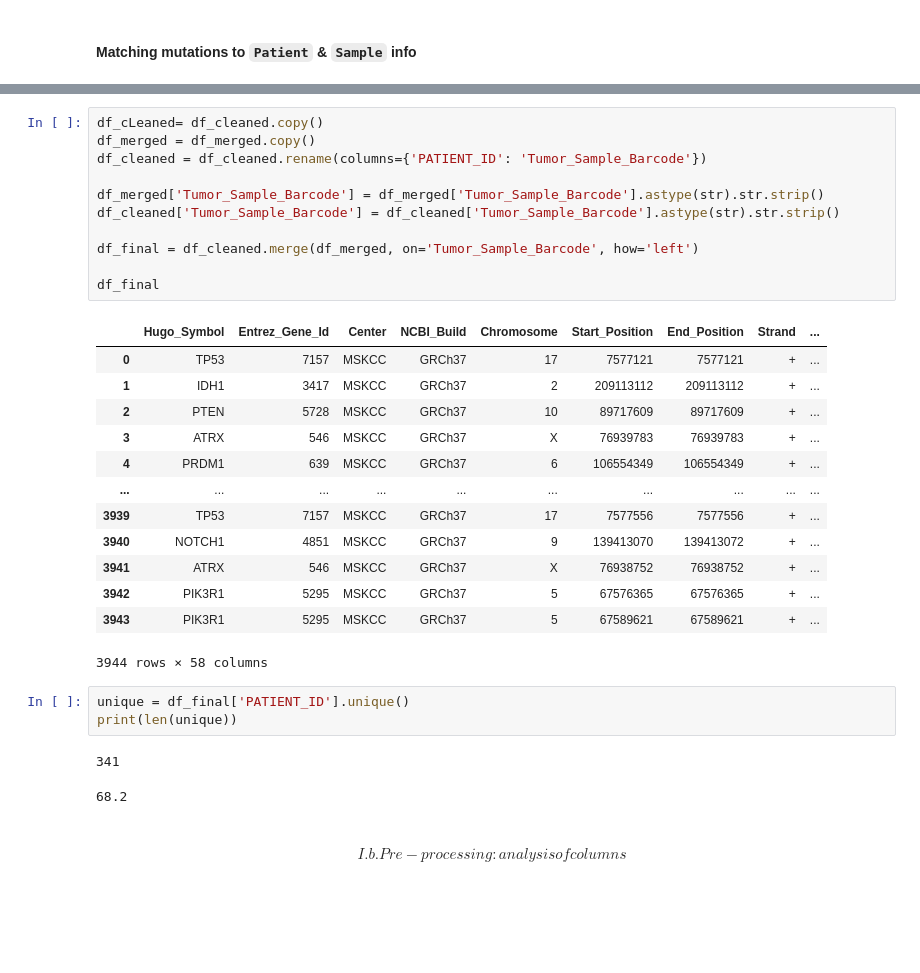
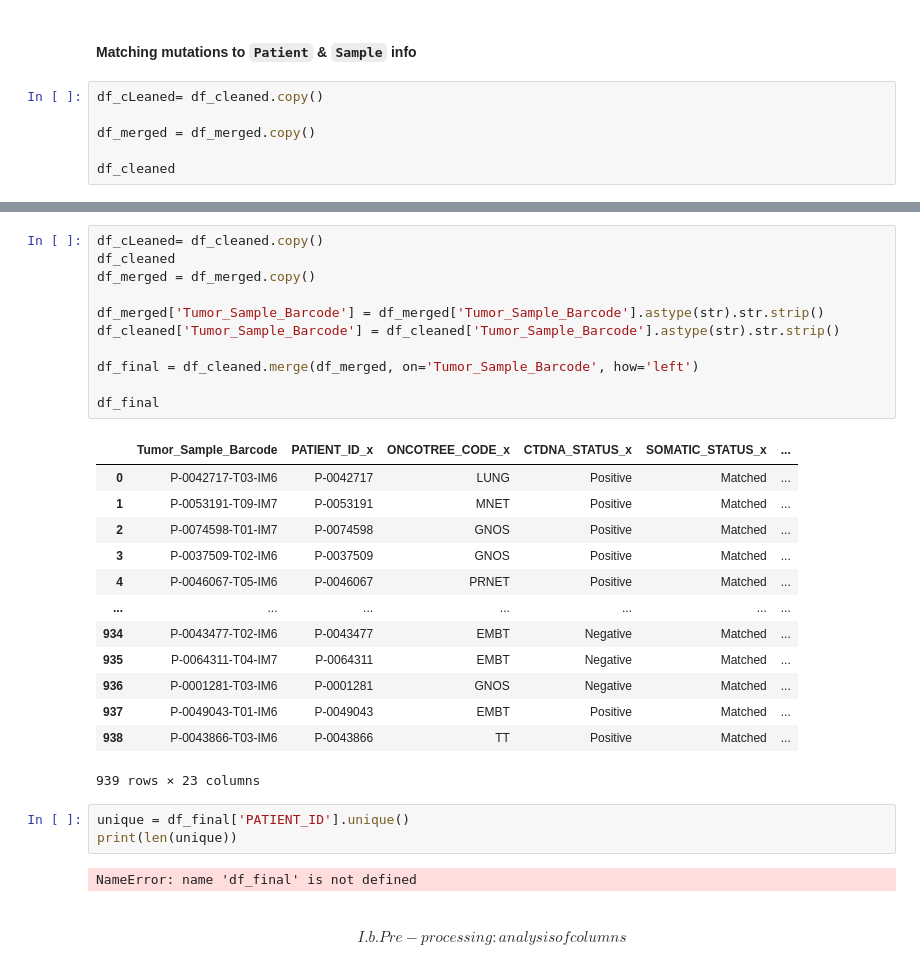
Before and after one commit to Ouiam-lhj/internship_CerebrospinalFluidCirculatingTumor, a Jupyter notebook: CerebrospinalFluidCirculatingTumor_AND_metastatic_lung.ipynb, the cells around one changed output, grey strips where cells are left out. Cells and saved outputs as stored; diff of their text form; blank space fills up the shorter version.

```diff
--- a/CerebrospinalFluidCirculatingTumor_AND_metastatic_lung.ipynb
+++ b/CerebrospinalFluidCirculatingTumor_AND_metastatic_lung.ipynb
@@ -366,3 +329,9 @@ Lignes supprimées : 68
 df_cleaned = df_merged.dropna()
 # %% [markdown]
 #### **Matching mutations to `Patient` & `Sample` info**
+# %%
+df_cLeaned= df_cleaned.copy()
+
+df_merged = df_merged.copy()
+
+df_cleaned
@@ -369,34 +352,33 @@ df_cleaned = df_merged.dropna()
 # %%
 df_cLeaned= df_cleaned.copy()
+df_cleaned
 df_merged = df_merged.copy()
-df_cleaned = df_cleaned.rename(columns={'PATIENT_ID': 'Tumor_Sample_Barcode'})
 
 df_merged['Tumor_Sample_Barcode'] = df_merged['Tumor_Sample_Barcode'].astype(str).str.strip()
 df_cleaned['Tumor_Sample_Barcode'] = df_cleaned['Tumor_Sample_Barcode'].astype(str).str.strip()
 
 df_final = df_cleaned.merge(df_merged, on='Tumor_Sample_Barcode', how='left')
 
 df_final
 # %% [output]
-|  | Hugo_Symbol | Entrez_Gene_Id | Center | NCBI_Build | Chromosome | Start_Position | End_Position | Strand | ... |
-| 0 | TP53 | 7157 | MSKCC | GRCh37 | 17 | 7577121 | 7577121 | + | ... |
-| 1 | IDH1 | 3417 | MSKCC | GRCh37 | 2 | 209113112 | 209113112 | + | ... |
-| 2 | PTEN | 5728 | MSKCC | GRCh37 | 10 | 89717609 | 89717609 | + | ... |
-| 3 | ATRX | 546 | MSKCC | GRCh37 | X | 76939783 | 76939783 | + | ... |
-| 4 | PRDM1 | 639 | MSKCC | GRCh37 | 6 | 106554349 | 106554349 | + | ... |
-| ... | ... | ... | ... | ... | ... | ... | ... | ... | ... |
-| 3939 | TP53 | 7157 | MSKCC | GRCh37 | 17 | 7577556 | 7577556 | + | ... |
-| 3940 | NOTCH1 | 4851 | MSKCC | GRCh37 | 9 | 139413070 | 139413072 | + | ... |
-| 3941 | ATRX | 546 | MSKCC | GRCh37 | X | 76938752 | 76938752 | + | ... |
-| 3942 | PIK3R1 | 5295 | MSKCC | GRCh37 | 5 | 67576365 | 67576365 | + | ... |
-| 3943 | PIK3R1 | 5295 | MSKCC | GRCh37 | 5 | 67589621 | 67589621 | + | ... |
+|  | Tumor_Sample_Barcode | PATIENT_ID_x | ONCOTREE_CODE_x | CTDNA_STATUS_x | SOMATIC_STATUS_x | ... |
+| 0 | P-0042717-T03-IM6 | P-0042717 | LUNG | Positive | Matched | ... |
+| 1 | P-0053191-T09-IM7 | P-0053191 | MNET | Positive | Matched | ... |
+| 2 | P-0074598-T01-IM7 | P-0074598 | GNOS | Positive | Matched | ... |
+| 3 | P-0037509-T02-IM6 | P-0037509 | GNOS | Positive | Matched | ... |
+| 4 | P-0046067-T05-IM6 | P-0046067 | PRNET | Positive | Matched | ... |
+| ... | ... | ... | ... | ... | ... | ... |
+| 934 | P-0043477-T02-IM6 | P-0043477 | EMBT | Negative | Matched | ... |
+| 935 | P-0064311-T04-IM7 | P-0064311 | EMBT | Negative | Matched | ... |
+| 936 | P-0001281-T03-IM6 | P-0001281 | GNOS | Negative | Matched | ... |
+| 937 | P-0049043-T01-IM6 | P-0049043 | EMBT | Positive | Matched | ... |
+| 938 | P-0043866-T03-IM6 | P-0043866 | TT | Positive | Matched | ... |
-3944 rows × 58 columns
+939 rows × 23 columns
 # %%
 unique = df_final['PATIENT_ID'].unique()
 print(len(unique))
 # %% [output]
-341
+NameError: name 'df_final' is not defined
-68.2
 # %% [markdown]
 #### $${I. b. Pre-processing : analysis of columns} $$
 # %%
```
Also changed, not shown: parts of 97 cells of this notebook.
